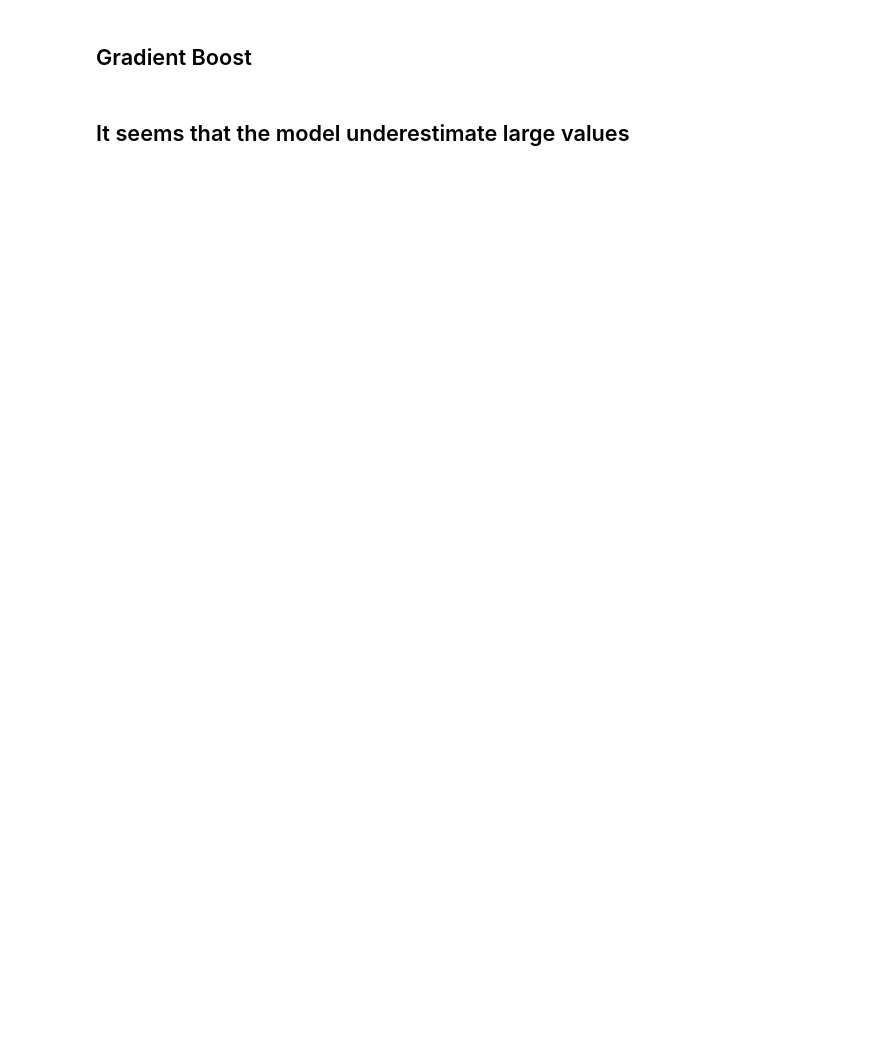
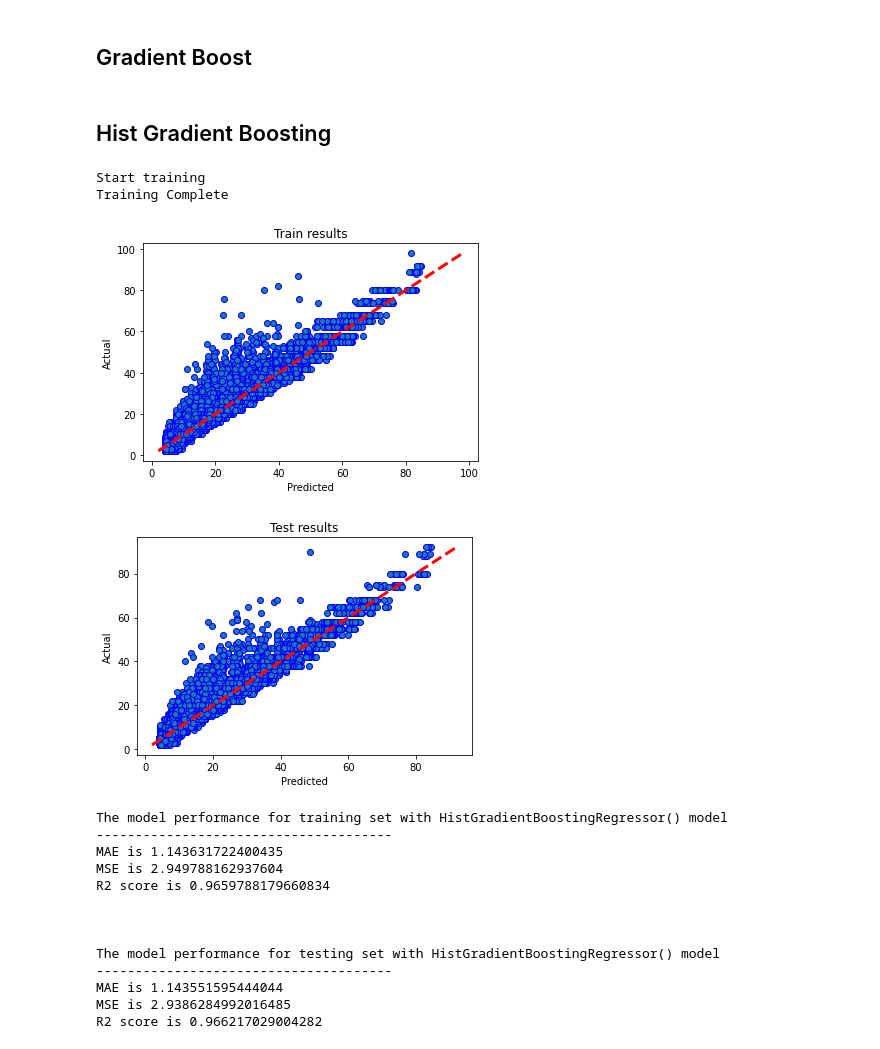
Before and after one commit to paulmontecot/ML_PROJECT_CAB, a Jupyter notebook: ML_FINAL.ipynb, the cells around one changed output. Cells and saved outputs as stored; diff of their text form; code cells hidden in the pictures; blank space fills up the shorter version.

```diff
--- a/ML_FINAL.ipynb
+++ b/ML_FINAL.ipynb
@@ -275,6 +216,9 @@ import matplotlib.pyplot as plt
 from sklearn.linear_model import ElasticNet
 from sklearn.model_selection import cross_val_score
 from sklearn.ensemble import RandomForestRegressor
+from sklearn.ensemble import HistGradientBoostingRegressor
+from sklearn.ensemble import GradientBoostingRegressor
+from sklearn.ensemble import AdaBoostRegressor
 %matplotlib inline
 
 reg = linear_model.LassoLars(alpha=.1, normalize=False)
@@ -287,6 +231,9 @@ SVM = svm.LinearSVR()
 clf = RandomForestRegressor(max_depth=80, max_features=17, n_estimators= 100, random_state=42)
 GBR = GradientBoostingRegressor()
 Elastic = ElasticNet()
+GradBoost = GradientBoostingRegressor()
+HistBoost = HistGradientBoostingRegressor()
+AdaBoost = AdaBoostRegressor()
 # %%
 class Benchmarker:
 
@@ -456,4 +405,24 @@ bench.assess(Elastic)
+# %% [markdown]
+## Hist Gradient Boosting
 # %%
-bench.assess(GBR)
+bench.assess(HistBoost)
+# %% [output]
+Start training
+Training Complete
+[figure, added]
+[figure, added]
+The model performance for training set with HistGradientBoostingRegressor() model
+--------------------------------------
+MAE is 1.143631722400435
+MSE is 2.949788162937604
+R2 score is 0.9659788179660834
+
+
+
+The model performance for testing set with HistGradientBoostingRegressor() model
+--------------------------------------
+MAE is 1.143551595444044
+MSE is 2.9386284992016485
+R2 score is 0.966217029004282
 # %%
 parameters = {'learning_rate': [0.01,0.02,0.03,0.04],
@@ -485,2 +436,0 @@ regression_single_model_performance.calculate(y_test, y_pred_test, column_mappin
-# %% [markdown]
-## It seems that the model underestimate large values
```
Also changed, not shown: parts of 34 cells of this notebook.
